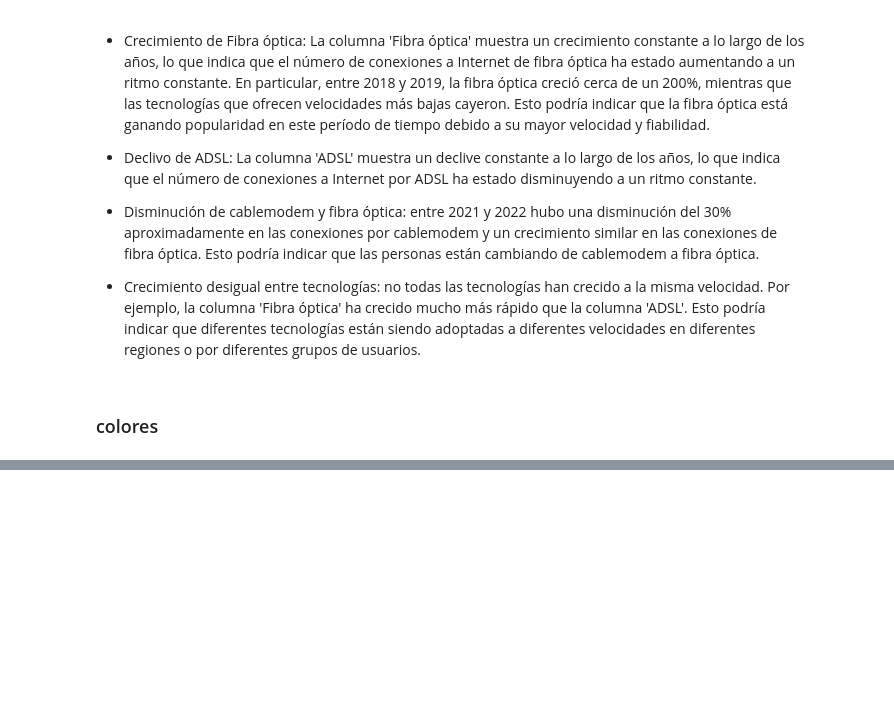
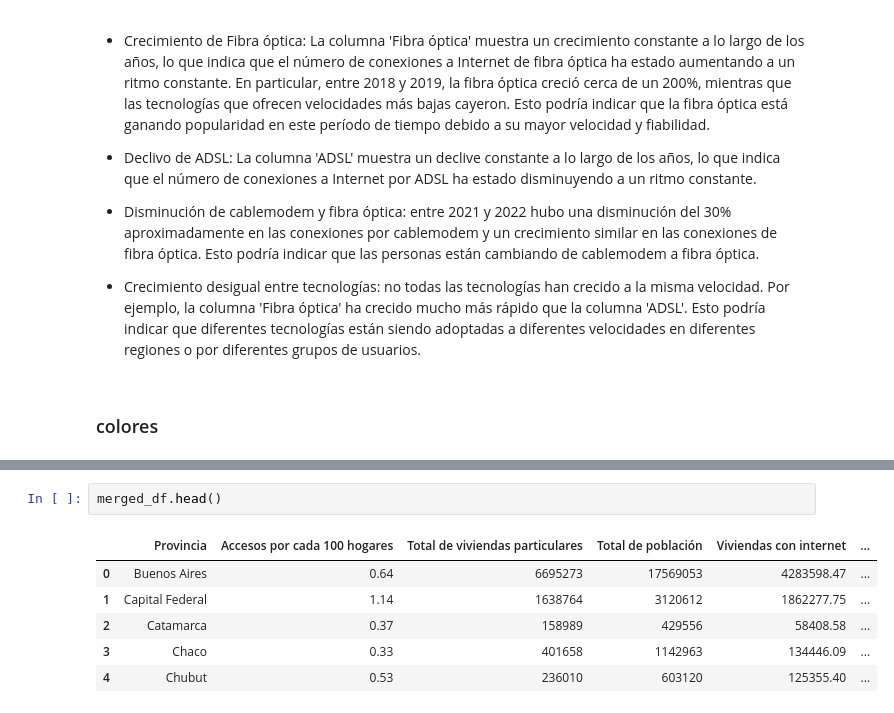
Before and after one commit to jeferson-bot/Individual_Proyect_02, a Jupyter notebook: E_D_A_(Exploratory_Data_Analysis)/e_d_a.ipynb, the cells around one changed output, grey strips where cells are left out. Saved outputs shown, nothing was run; the diff lists cells and outputs as text; blank space fills up the shorter version.

```diff
--- a/E_D_A_(Exploratory_Data_Analysis)/e_d_a.ipynb
+++ b/E_D_A_(Exploratory_Data_Analysis)/e_d_a.ipynb
@@ -1005,0 +1062,9 @@ colors: 'aliceblue', 'antiquewhite', 'aqua', 'aquamarine', 'azure', 'beige', 'bi
+# %%
+merged_df.head()
+# %% [output]
+|  | Provincia | Accesos por cada 100 hogares | Total de viviendas particulares | Total de población | Viviendas con internet | ... |
+| 0 | Buenos Aires | 0.64 | 6695273 | 17569053 | 4283598.47 | ... |
+| 1 | Capital Federal | 1.14 | 1638764 | 3120612 | 1862277.75 | ... |
+| 2 | Catamarca | 0.37 | 158989 | 429556 | 58408.58 | ... |
+| 3 | Chaco | 0.33 | 401658 | 1142963 | 134446.09 | ... |
+| 4 | Chubut | 0.53 | 236010 | 603120 | 125355.40 | ... |
```
Also changed, not shown: parts of 34 cells of this notebook, 51 other files.
